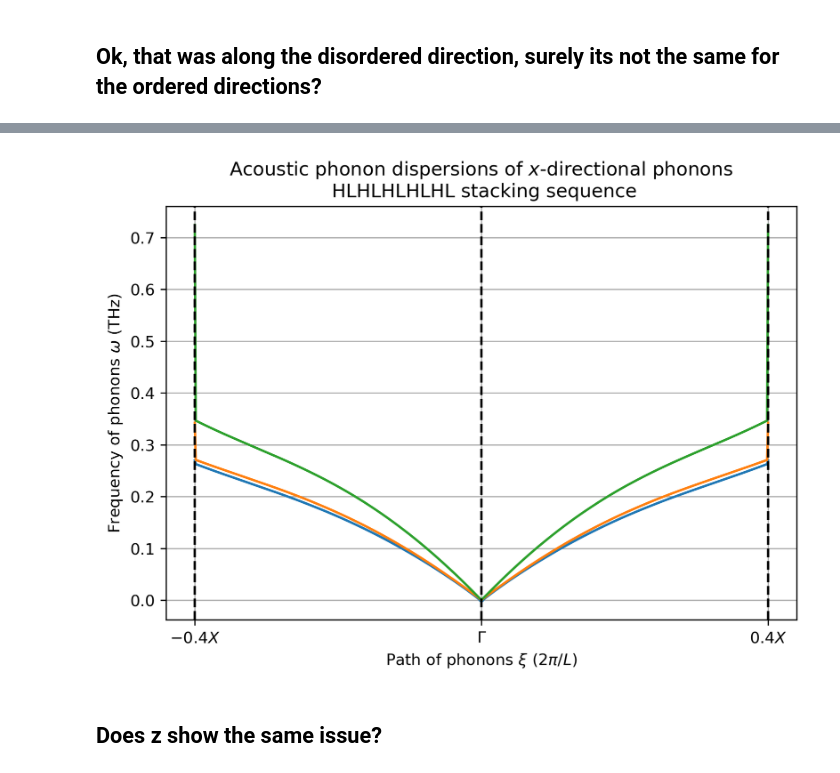
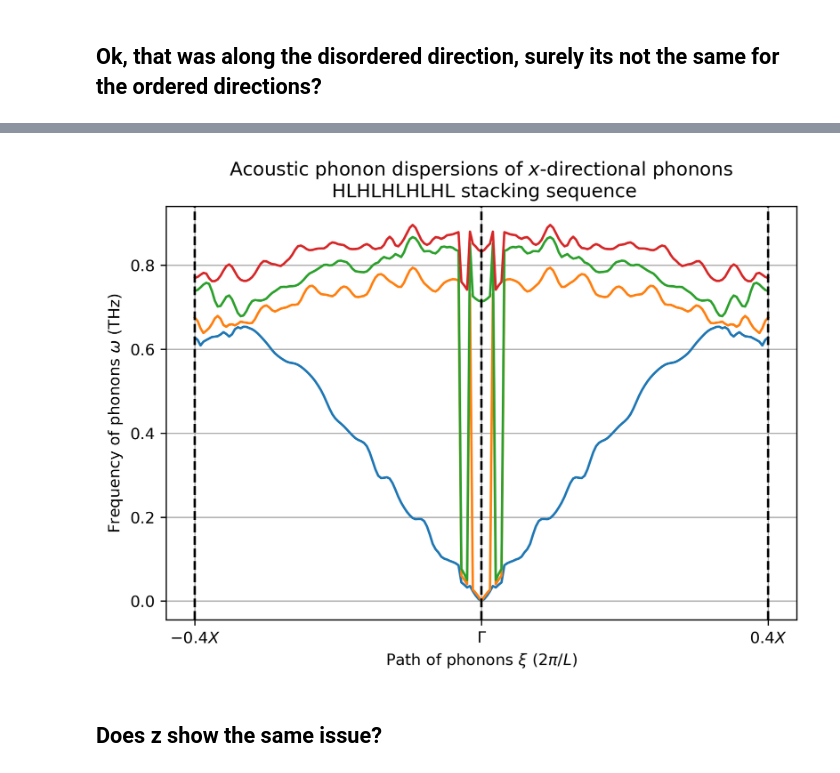
Before and after one commit to zcapbic/PHAS0097-Project, a Jupyter notebook: Phonon dispersion relations.ipynb, the cells around one changed output, grey strips where cells are left out. Saved outputs shown, nothing was run; the diff lists cells and outputs as text; code cells hidden in the pictures.

```diff
--- a/Phonon dispersion relations.ipynb
+++ b/Phonon dispersion relations.ipynb
@@ -739,30 +724,30 @@ plt.tight_layout()
 # %%
 data_x = np.loadtxt("HLHLHLHLHL_x.dat")
 # Extract q, which gives us the path
 q = data_x[:,3] # y and z should be equivalent here
 # And the frequencies, which are 4th column onwards in our data
 freqs_x = data_x[:,4:]
 
-plt.plot(q,freqs_x[:,1:4])
+plt.plot(q,freqs_x[:,2:6])
 #plt.plot(q, LA_y, label="[010] direction (y)")
 
 # Assign gamma and X labels describing the path of phonons
 mid = len(q) // 2
 plt.xticks([q[0], q[mid], q[-1]], [r"$-0.4X$", r"$\Gamma$", r"$0.4X$"])
 
 # Make it clearer
 plt.axvline(q[0],  linestyle="--",color='black')
 plt.axvline(q[mid], linestyle="--", color='black')
 plt.axvline(q[-1], linestyle="--", color='black')
 
 plt.xlabel(r"Path of phonons $\xi $ ($2 \pi / L$)")
 plt.ylabel(r"Frequency of phonons $\omega$ (THz)")
 plt.title("Acoustic phonon dispersions of $x$-directional phonons \n HLHLHLHLHL stacking sequence")
 plt.grid()
 #plt.ylim(-0.1,1)
 plt.tight_layout()
 # %% [output]
-[figure, old version]
+[figure, new version]
 # %% [markdown]
 ## Does z show the same issue?
 # %%
```
Also changed, not shown: parts of 11 cells of this notebook.
